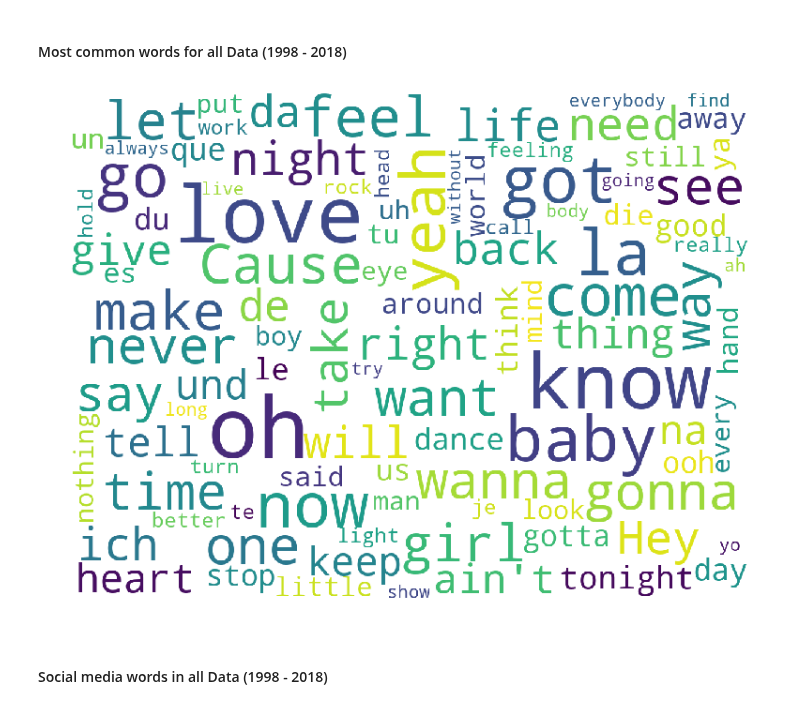
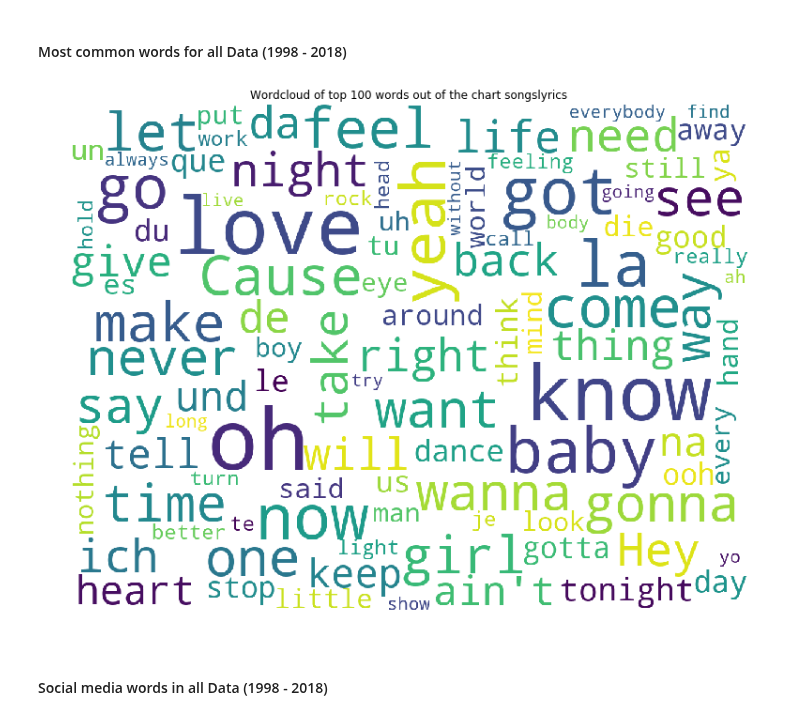
Before and after one commit to widmerin/LyricsAnalyzer, a Jupyter notebook: DataStory.ipynb, the cells around one changed output. Drawn from its saved outputs; the diff is of its cells as text; code cells hidden in the pictures.

Commit message:
dotted lines, plot titles for wordclouds

```diff
--- a/DataStory.ipynb
+++ b/DataStory.ipynb
@@ -154,34 +154,35 @@ max    5366.000000
 def create_word_cloud(textinput):
     """ Create wordcloud for string of words."""
 
     # Source https://github.com/amueller/word_cloud
     from wordcloud import WordCloud, STOPWORDS, ImageColorGenerator
 
     # Create stopword list:
     stopwords = set(STOPWORDS)
     # stopwords.update(["der", "die", "das"])
 
     print("There are {} words in the combination of all lyrics.".format(len(textinput)))
 
     # lower max_font_size, change the maximum number of word and lighten the background:
     wordcloud = WordCloud(stopwords=stopwords, width=1200, height=900, max_font_size=150, max_words=100, background_color="white", collocations=False).generate(textinput)
 
     # wordcloud.to_file("data/allwords-cloud.png")
 
 
 text = " ".join(lyrics for lyrics in data.lyrics)
 
 # generate Wordcloud with most common words, package WordCloud needs to be installed (skipped here as it is not on mlhub, show saved image)
 # create_word_cloud(text)
 
 
 plt.figure(figsize=(14, 10))
 img = plt.imread("data/allwords-cloud.png")
 plt.imshow(img)
 plt.axis('off')
+plt.title("Wordcloud of top 100 words out of the chart songlyrics")
 plt.show()
 # %% [output]
-[figure, old version]
+[figure, new version]
 # %% [markdown]
 #### Social media words in all Data (1998 - 2018)
 # %%
```
Also changed, not shown: parts of 2 cells of this notebook.
